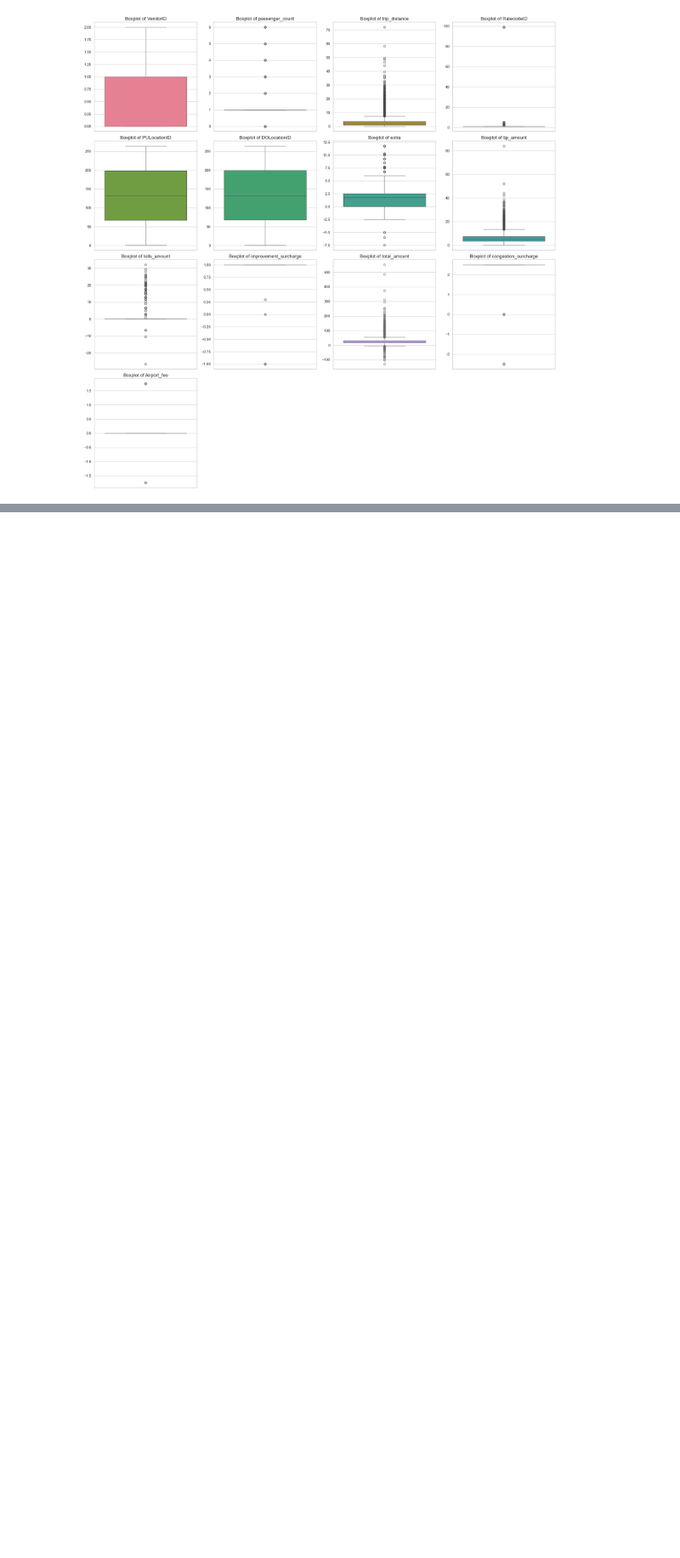
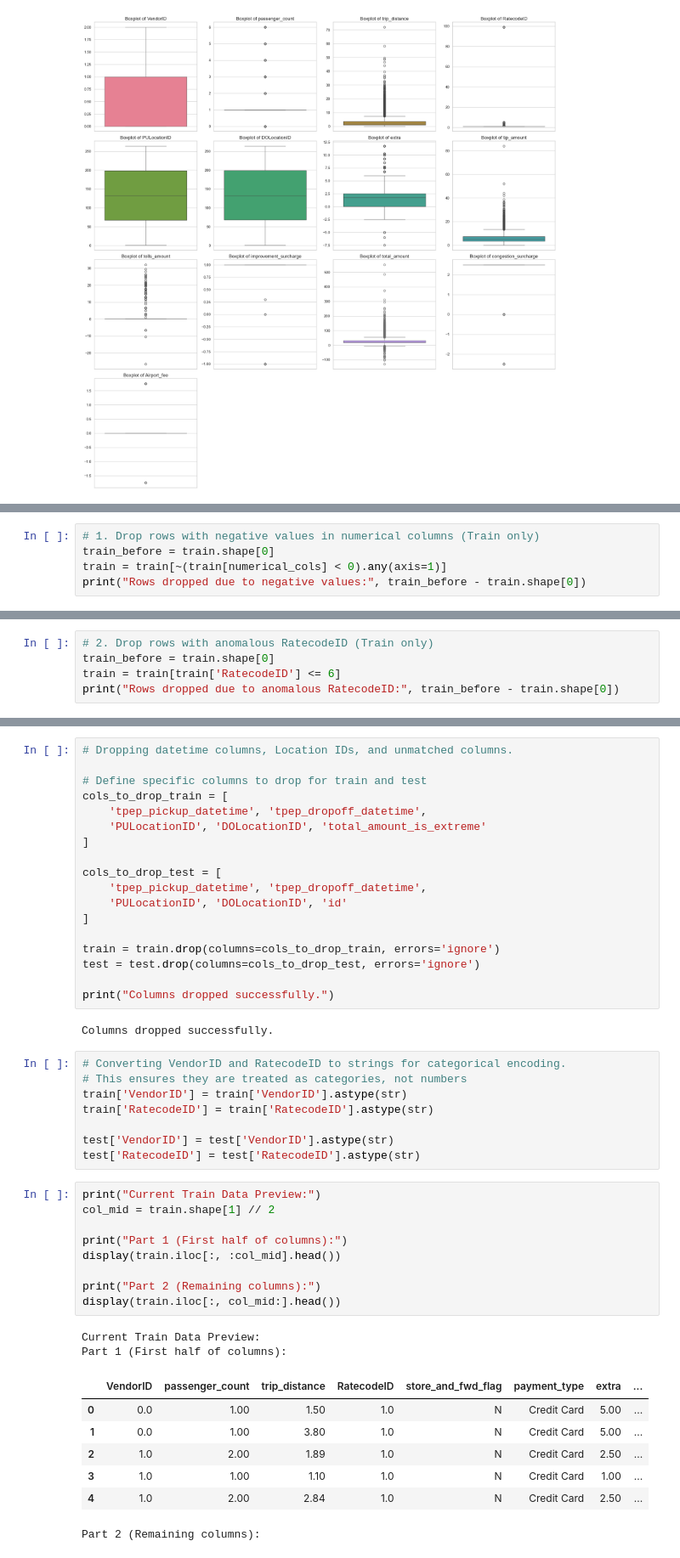
Before and after one commit to k26rahul/machine-learning-practice, a Jupyter notebook: kaggle-assignment-1/main.ipynb, the cells around one changed output, grey strips where cells are left out. Shown at 85% size. Saved outputs shown, nothing was run; the diff lists cells and outputs as text; blank space fills up the shorter version.

```diff
--- a/kaggle-assignment-1/main.ipynb
+++ b/kaggle-assignment-1/main.ipynb
@@ -488,0 +575,5 @@ plt.tight_layout()
+# %%
+# 1. Drop rows with negative values in numerical columns (Train only)
+train_before = train.shape[0]
+train = train[~(train[numerical_cols] < 0).any(axis=1)]
+print("Rows dropped due to negative values:", train_before - train.shape[0])
@@ -488,0 +582,5 @@ plt.tight_layout()
+# %%
+# 2. Drop rows with anomalous RatecodeID (Train only)
+train_before = train.shape[0]
+train = train[train['RatecodeID'] <= 6]
+print("Rows dropped due to anomalous RatecodeID:", train_before - train.shape[0])
@@ -488,0 +717,47 @@ plt.tight_layout()
+# %%
+# Dropping datetime columns, Location IDs, and unmatched columns.
+
+# Define specific columns to drop for train and test
+cols_to_drop_train = [
+    'tpep_pickup_datetime', 'tpep_dropoff_datetime',
+    'PULocationID', 'DOLocationID', 'total_amount_is_extreme'
+]
+
+cols_to_drop_test = [
+    'tpep_pickup_datetime', 'tpep_dropoff_datetime',
+    'PULocationID', 'DOLocationID', 'id'
+]
+
+train = train.drop(columns=cols_to_drop_train, errors='ignore')
+test = test.drop(columns=cols_to_drop_test, errors='ignore')
+
+print("Columns dropped successfully.")
+# %% [output]
+Columns dropped successfully.
+# %%
+# Converting VendorID and RatecodeID to strings for categorical encoding.
+# This ensures they are treated as categories, not numbers
+train['VendorID'] = train['VendorID'].astype(str)
+train['RatecodeID'] = train['RatecodeID'].astype(str)
+
+test['VendorID'] = test['VendorID'].astype(str)
+test['RatecodeID'] = test['RatecodeID'].astype(str)
+# %%
+print("Current Train Data Preview:")
+col_mid = train.shape[1] // 2
+
+print("Part 1 (First half of columns):")
+display(train.iloc[:, :col_mid].head())
+
+print("Part 2 (Remaining columns):")
+display(train.iloc[:, col_mid:].head())
+# %% [output]
+Current Train Data Preview:
+Part 1 (First half of columns):
+|  | VendorID | passenger_count | trip_distance | RatecodeID | store_and_fwd_flag | payment_type | extra | ... |
+| 0 | 0.0 | 1.00 | 1.50 | 1.0 | N | Credit Card | 5.00 | ... |
+| 1 | 0.0 | 1.00 | 3.80 | 1.0 | N | Credit Card | 5.00 | ... |
+| 2 | 1.0 | 2.00 | 1.89 | 1.0 | N | Credit Card | 2.50 | ... |
+| 3 | 1.0 | 1.00 | 1.10 | 1.0 | N | Credit Card | 1.00 | ... |
+| 4 | 1.0 | 2.00 | 2.84 | 1.0 | N | Credit Card | 2.50 | ... |
+Part 2 (Remaining columns):
```
Also changed, not shown: parts of 79 cells of this notebook, 1 other file.
